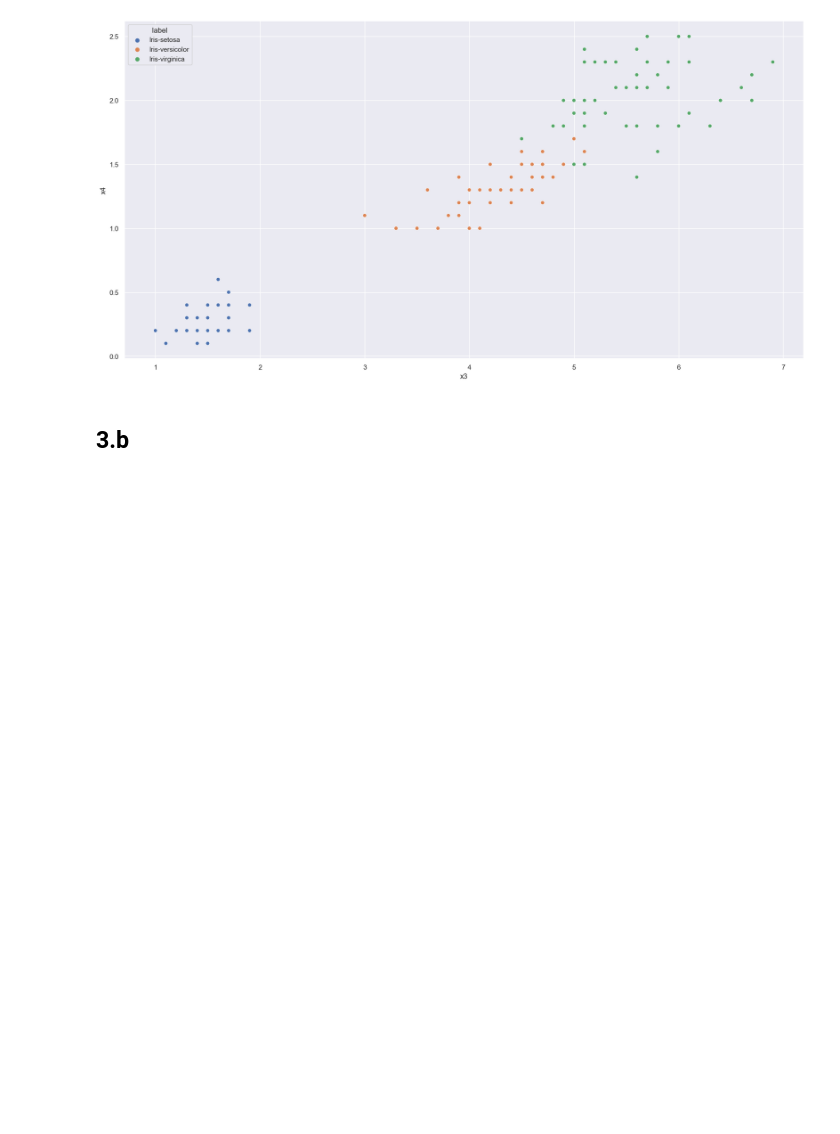
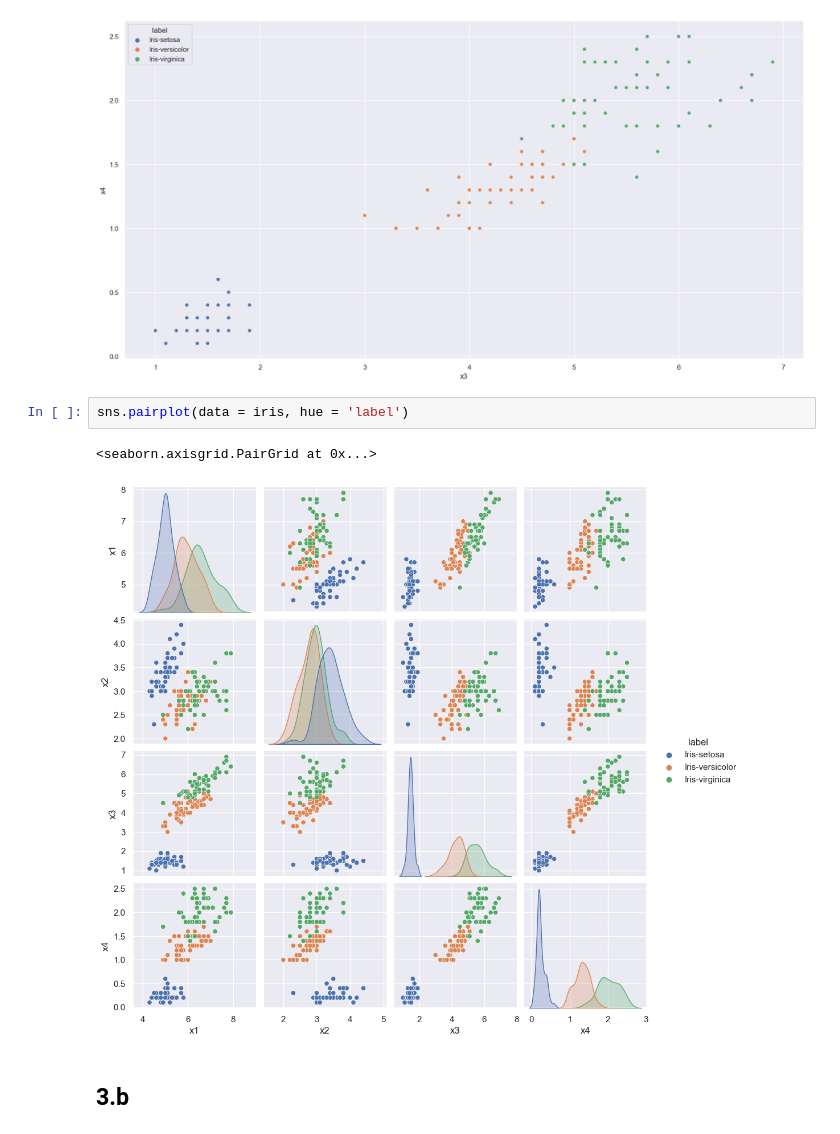
Before and after one commit to dpl373/AML, a Jupyter notebook: w_02/exercise_2_EK.ipynb, the cells around one changed output. Cells and saved outputs as stored; diff of their text form; blank space fills up the shorter version.

```diff
--- a/w_02/exercise_2_EK.ipynb
+++ b/w_02/exercise_2_EK.ipynb
@@ -154,6 +154,11 @@ sns.scatterplot( x= 'x1', y = 'x2', hue = 'label', data = iris);
 sns.scatterplot( x= 'x3', y = 'x4', hue = 'label', data = iris);
 # %% [output]
 [figure]
+# %%
+sns.pairplot(data = iris, hue = 'label')
+# %% [output]
+<seaborn.axisgrid.PairGrid at 0x...>
+[figure, added]
 # %% [markdown]
 ## 3.b
 # %%
```
Also changed, not shown: parts of 16 cells of this notebook.
